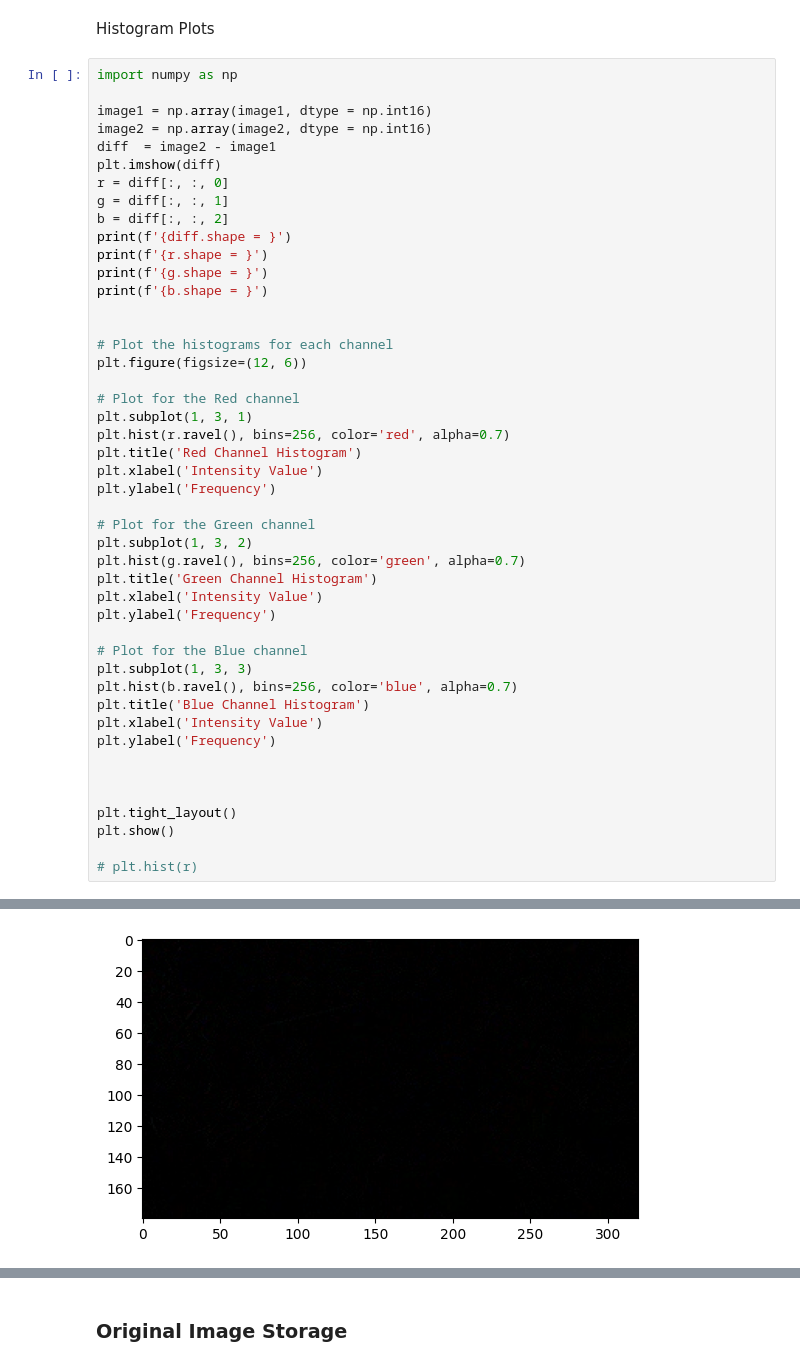
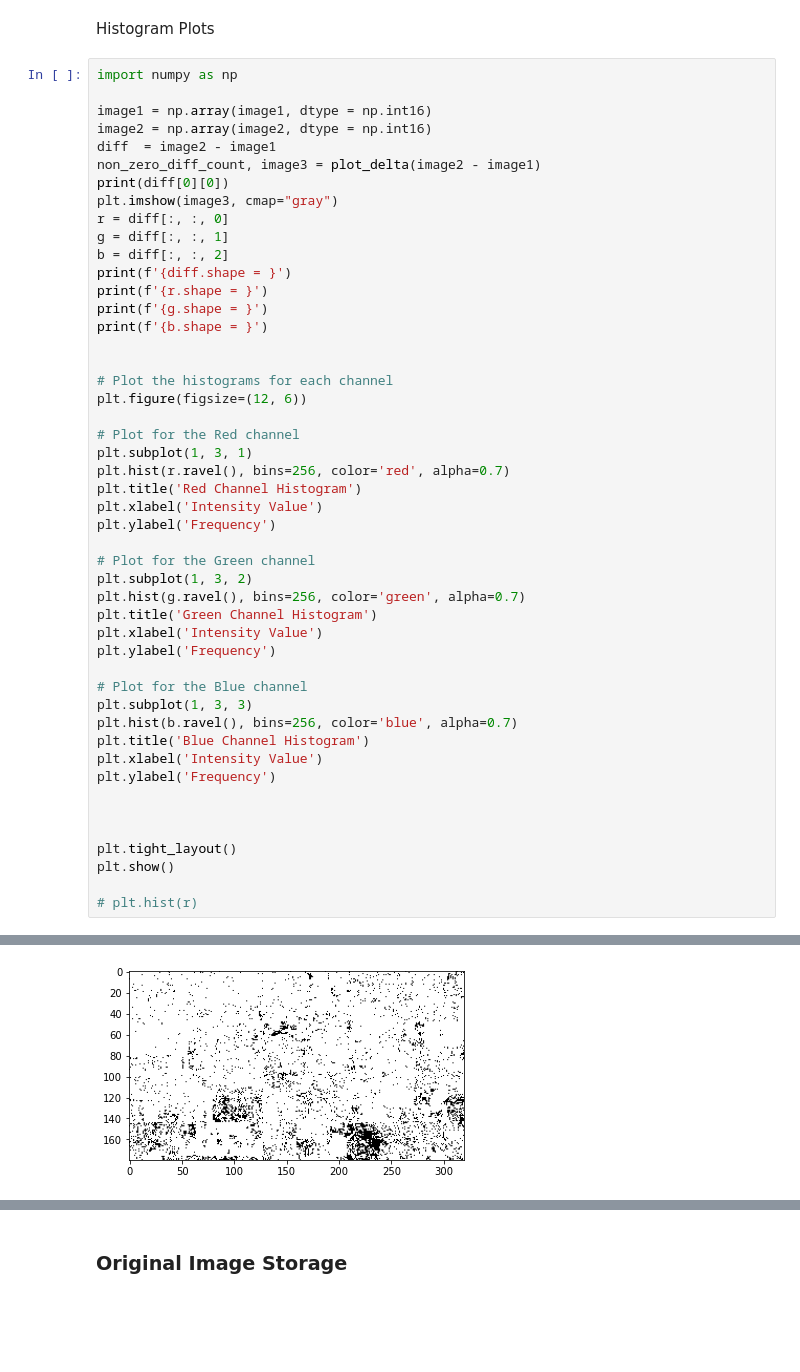
Before and after one commit to suman1209/robotics_dataset_compression, a Jupyter notebook: research/histogram.ipynb, the cells around one changed output, grey strips where cells are left out. Drawn from its saved outputs; the diff is of its cells as text; blank space fills up the shorter version.

```diff
--- a/research/histogram.ipynb
+++ b/research/histogram.ipynb
@@ -57,7 +57,9 @@ import numpy as np
 image1 = np.array(image1, dtype = np.int16)
 image2 = np.array(image2, dtype = np.int16)
 diff  = image2 - image1
-plt.imshow(diff)
+non_zero_diff_count, image3 = plot_delta(image2 - image1)
+print(diff[0][0])
+plt.imshow(image3, cmap="gray")
 r = diff[:, :, 0]
 g = diff[:, :, 1]
 b = diff[:, :, 2]
@@ -106 +108 @@ b.shape = (180, 320)
-[figure, old version]
+[figure, new version]
```
Also changed, not shown: parts of 2 cells of this notebook, 1 other file.
